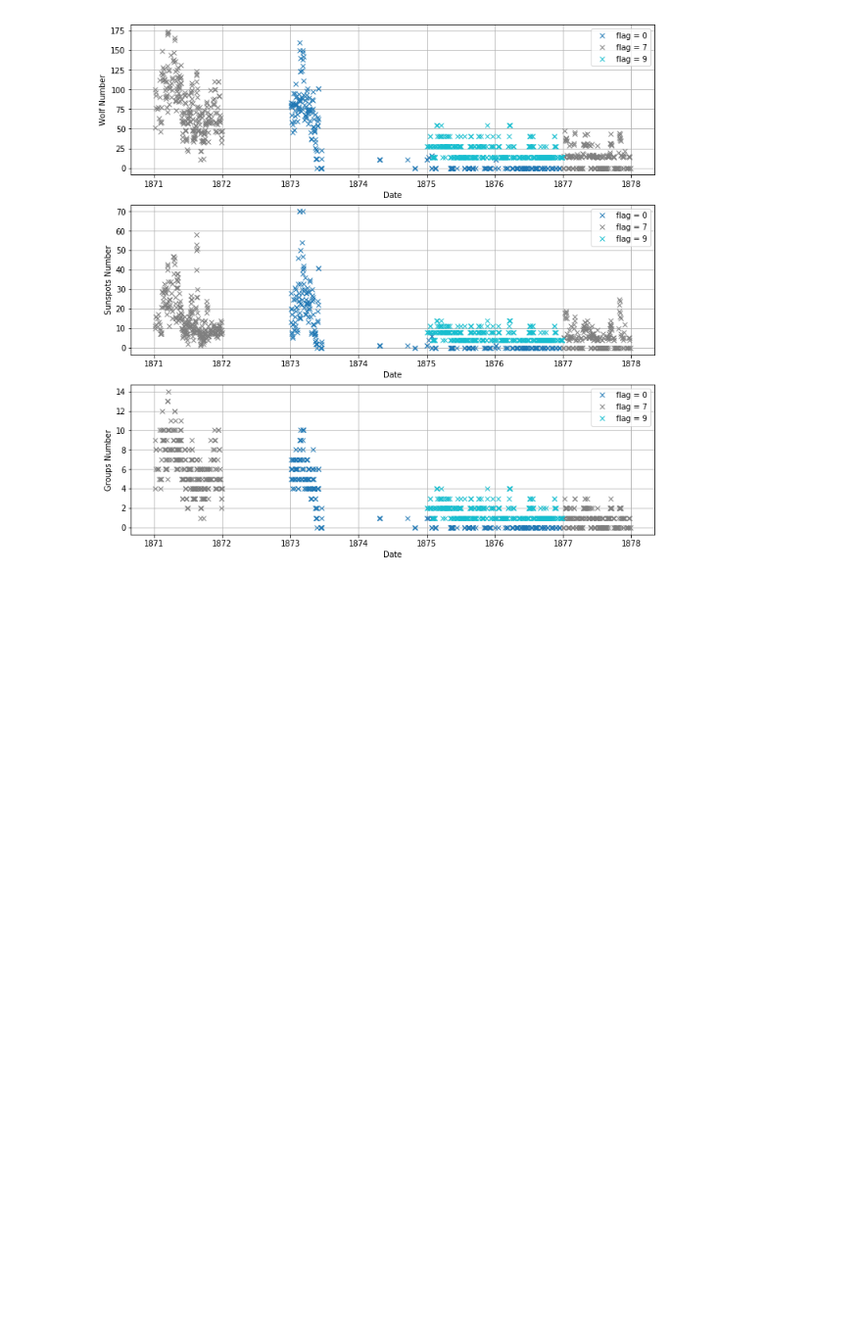
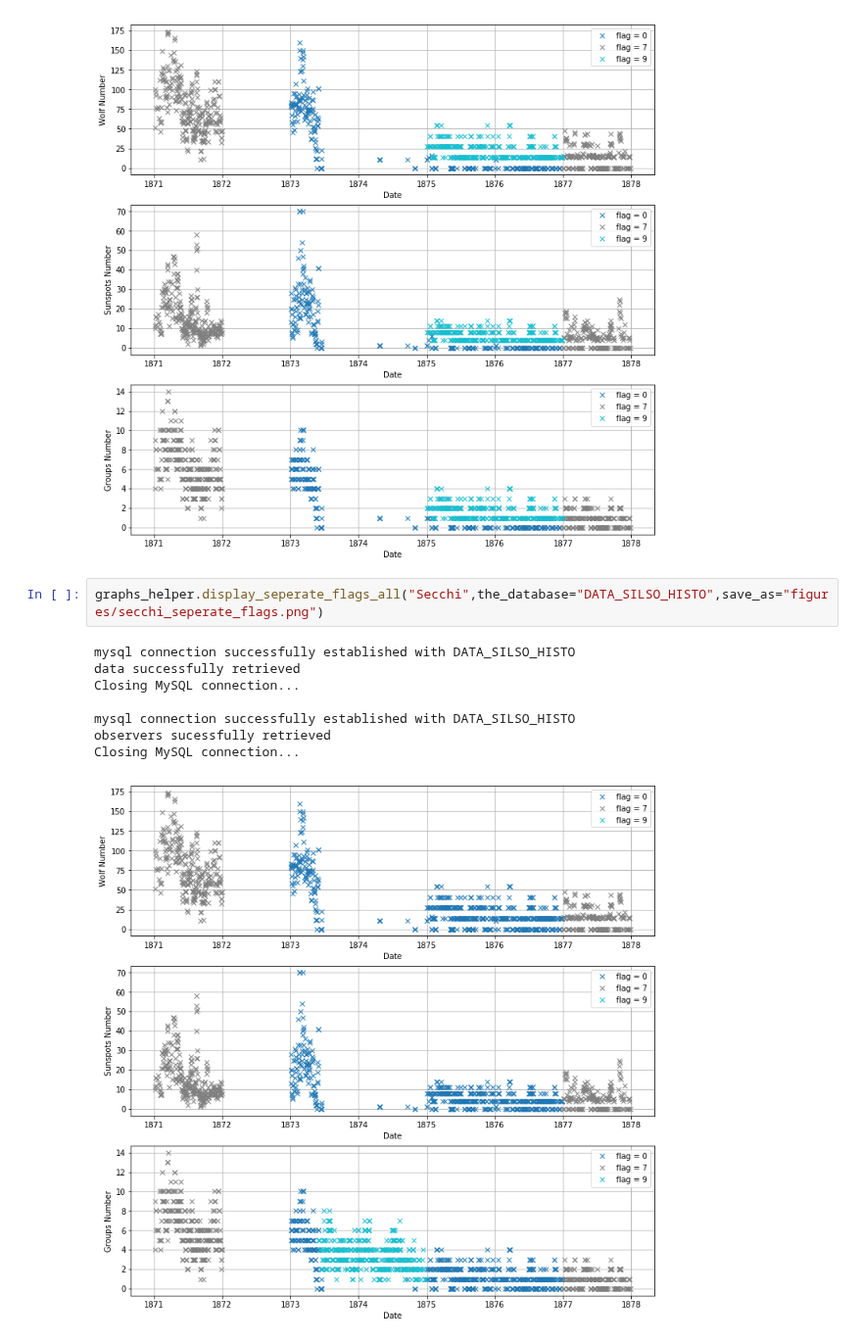
Before and after one commit to dcxSt/DATA_SILSO_HISTO_search, a Jupyter notebook: secchi_derivation.ipynb, the cells around one changed output. Shown at 98% size. Drawn from its saved outputs; the diff is of its cells as text; blank space fills up the shorter version.

```diff
--- a/secchi_derivation.ipynb
+++ b/secchi_derivation.ipynb
@@ -317,3 +319,14 @@ mysql connection successfully established with GOOD_DATA_SILSO
 data successfully retrieved
 Closing MySQL connection...
 [figure]
+# %%
+graphs_helper.display_seperate_flags_all("Secchi",the_database="DATA_SILSO_HISTO",save_as="figures/secchi_seperate_flags.png")
+# %% [output]
+mysql connection successfully established with DATA_SILSO_HISTO
+data successfully retrieved
+Closing MySQL connection...
+
+mysql connection successfully established with DATA_SILSO_HISTO
+observers sucessfully retrieved
+Closing MySQL connection...
+[figure, added]
```
Also changed, not shown: parts of 2 cells of this notebook, 6 other files.
